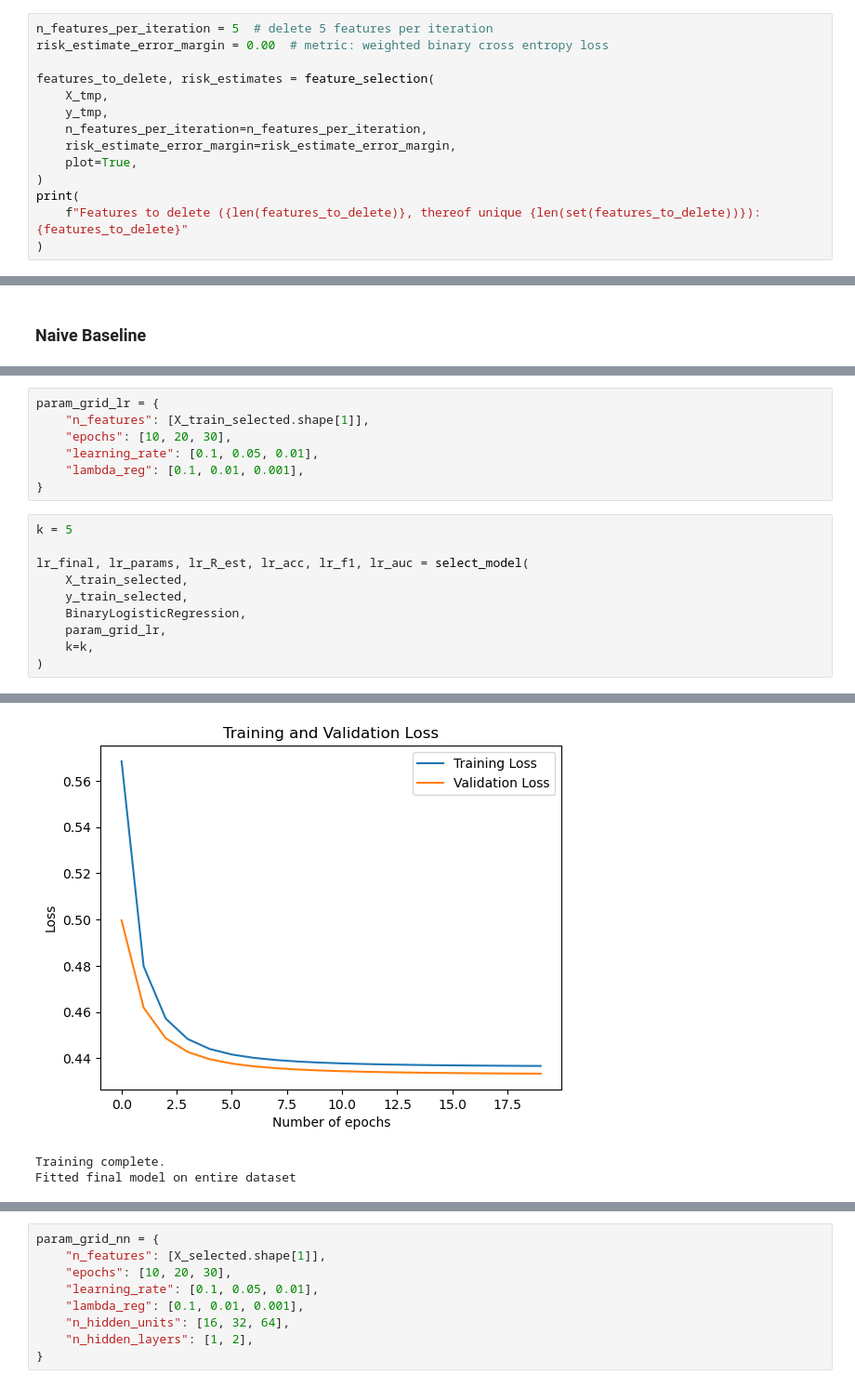
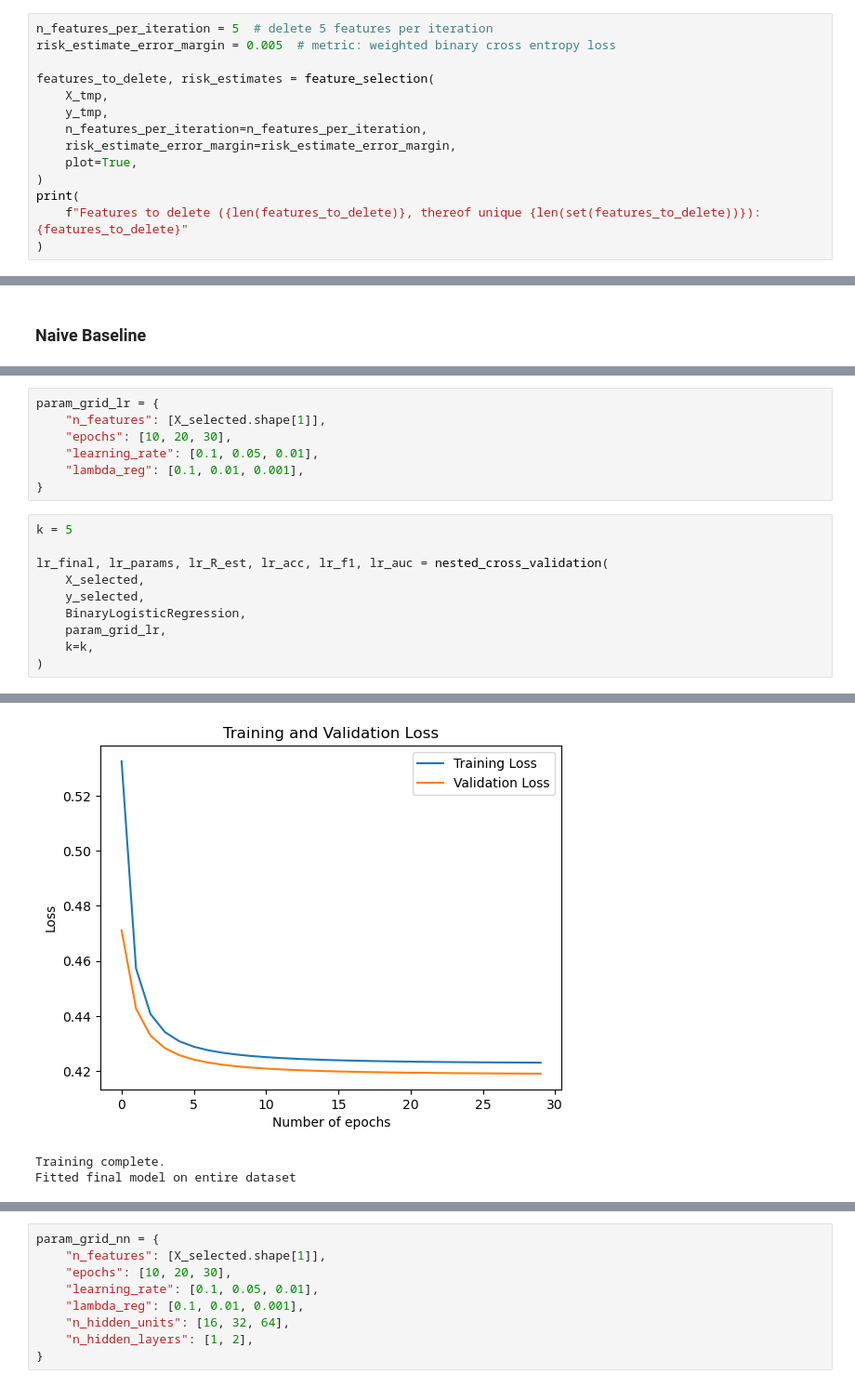
Before and after one commit to paulutsch/binary-stroke-classification, a Jupyter notebook: notebooks/main.ipynb, the cells around one changed output, grey strips where cells are left out. Shown at 93% size. Saved outputs shown, nothing was run; the diff lists cells and outputs as text.

```diff
--- a/notebooks/main.ipynb
+++ b/notebooks/main.ipynb
@@ -286,6 +304,6 @@ To select the most important features, we will train our Logistic Regression mod
 # %%
 n_features_per_iteration = 5  # delete 5 features per iteration
-risk_estimate_error_margin = 0.00  # metric: weighted binary cross entropy loss
+risk_estimate_error_margin = 0.005  # metric: weighted binary cross entropy loss
 
 features_to_delete, risk_estimates = feature_selection(
     X_tmp,
@@ -439,6 +401,6 @@ We will try varying the hyperparameters to see if we can improve model performan
 # %%
 param_grid_lr = {
-    "n_features": [X_train_selected.shape[1]],
+    "n_features": [X_selected.shape[1]],
     "epochs": [10, 20, 30],
     "learning_rate": [0.1, 0.05, 0.01],
     "lambda_reg": [0.1, 0.01, 0.001],
@@ -446,9 +408,9 @@ param_grid_lr = {
 # %%
 k = 5
 
-lr_final, lr_params, lr_R_est, lr_acc, lr_f1, lr_auc = select_model(
-    X_train_selected,
-    y_train_selected,
+lr_final, lr_params, lr_R_est, lr_acc, lr_f1, lr_auc = nested_cross_validation(
+    X_selected,
+    y_selected,
     BinaryLogisticRegression,
     param_grid_lr,
     k=k,
@@ -496,3 +458,3 @@ Epoch 19: Train Loss: 0.43665459599260953, Val Loss: 0.43332824742673476
-[figure, old version]
+[figure, new version]
 Training complete.
 Fitted final model on entire dataset
```
Also changed, not shown: parts of 61 cells of this notebook, 17 other files.
